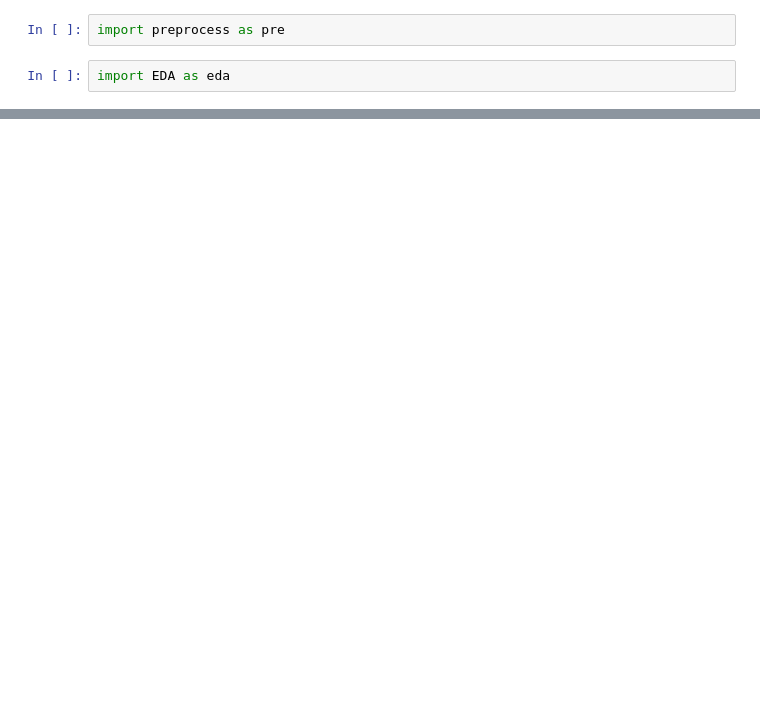
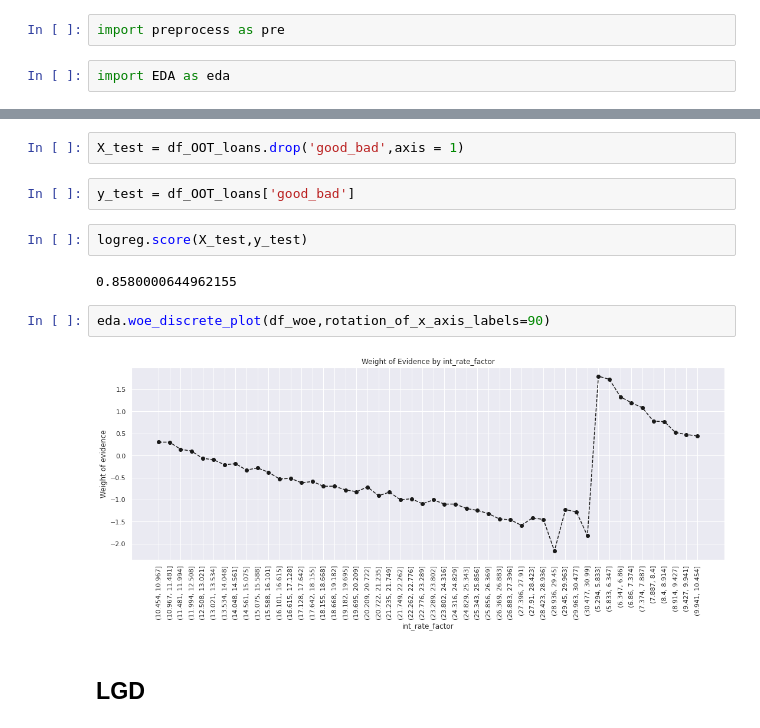
Before and after one commit to adarsh-dattatri/LC-_loanstrategy, a Jupyter notebook: LC_main_pipeline.ipynb, the cells around one changed output, grey strips where cells are left out. Saved outputs shown, nothing was run; the diff lists cells and outputs as text; blank space fills up the shorter version.

```diff
--- a/LC_main_pipeline.ipynb
+++ b/LC_main_pipeline.ipynb
@@ -28,0 +196,14 @@ df = pre.emp_length_to_numeric(df)
+# %%
+X_test = df_OOT_loans.drop('good_bad',axis = 1)
+# %%
+y_test = df_OOT_loans['good_bad']
+# %%
+logreg.score(X_test,y_test)
+# %% [output]
+0.8580000644962155
+# %%
+eda.woe_discrete_plot(df_woe,rotation_of_x_axis_labels=90)
+# %% [output]
+[figure, added]
+# %% [markdown]
+## LGD
```
Also changed, not shown: parts of 58 cells of this notebook, 3 other files.
